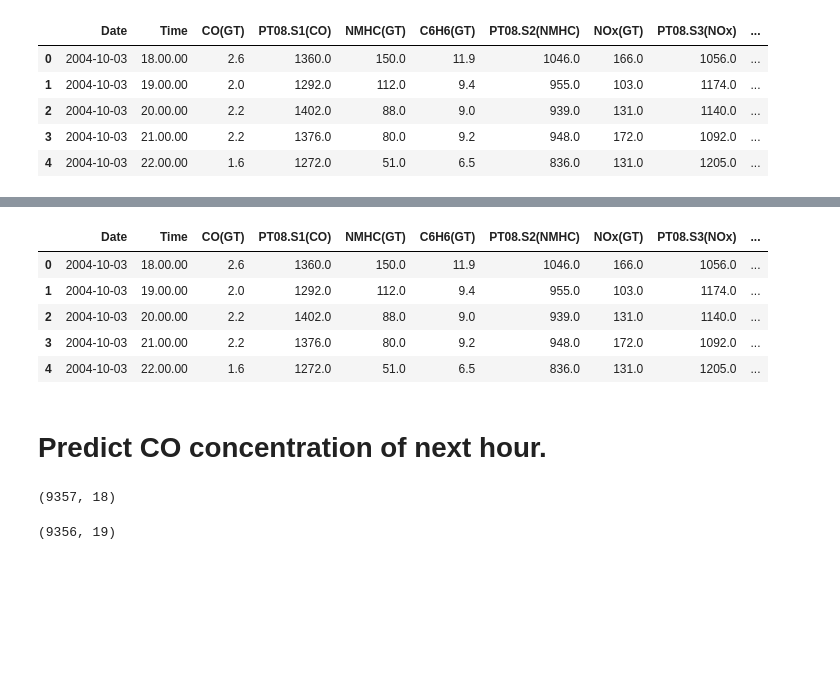
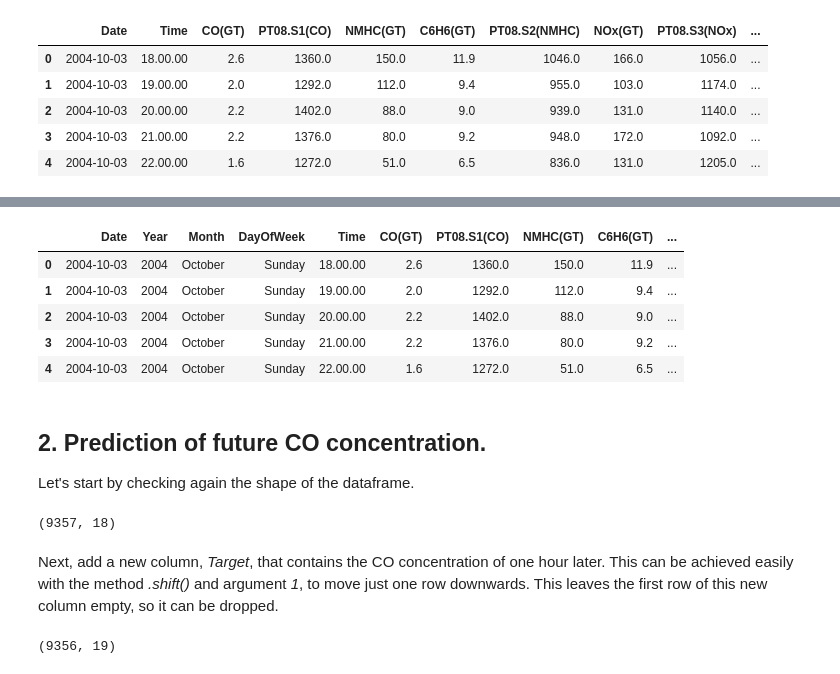
Before and after one commit to mlopez13/air_quality, a Jupyter notebook: air_quality.ipynb, the cells around one changed output, grey strips where cells are left out. Cells and saved outputs as stored; diff of their text form; code cells hidden in the pictures; blank space fills up the shorter version.

```diff
--- a/air_quality.ipynb
+++ b/air_quality.ipynb
@@ -84,4 +128,5 @@ df = df.dropna(subset=['Date'])
 # %%
 obj_cols = [col for col in df.columns if df[col].dtype=='object']
+obj_cols.remove('Time')
 obj_cols
 # %% [output]
@@ -98,3 +142,0 @@ df[obj_cols].head()
-# %%
-obj_cols.pop(0)
-obj_cols
@@ -116,21 +183,31 @@ df.head()
 # %%
 df['Year'] = [int(date.year) for date in df['Date']]
 df['Month'] = [date.strftime('%B') for date in df['Date']]
 df['DayOfWeek'] = [date.strftime('%A') for date in df['Date']]
+
+# To reorder the columns.
+cols = df.columns.tolist()
+cols = [cols[0]] + cols[15:] + cols[1:15]
+df = df[cols]
+
 df.head()
 # %% [output]
-|  | Date | Time | CO(GT) | PT08.S1(CO) | NMHC(GT) | C6H6(GT) | PT08.S2(NMHC) | NOx(GT) | PT08.S3(NOx) | ... |
-| 0 | 2004-10-03 | 18.00.00 | 2.6 | 1360.0 | 150.0 | 11.9 | 1046.0 | 166.0 | 1056.0 | ... |
-| 1 | 2004-10-03 | 19.00.00 | 2.0 | 1292.0 | 112.0 | 9.4 | 955.0 | 103.0 | 1174.0 | ... |
-| 2 | 2004-10-03 | 20.00.00 | 2.2 | 1402.0 | 88.0 | 9.0 | 939.0 | 131.0 | 1140.0 | ... |
-| 3 | 2004-10-03 | 21.00.00 | 2.2 | 1376.0 | 80.0 | 9.2 | 948.0 | 172.0 | 1092.0 | ... |
-| 4 | 2004-10-03 | 22.00.00 | 1.6 | 1272.0 | 51.0 | 6.5 | 836.0 | 131.0 | 1205.0 | ... |
+|  | Date | Year | Month | DayOfWeek | Time | CO(GT) | PT08.S1(CO) | NMHC(GT) | C6H6(GT) | ... |
+| 0 | 2004-10-03 | 2004 | October | Sunday | 18.00.00 | 2.6 | 1360.0 | 150.0 | 11.9 | ... |
+| 1 | 2004-10-03 | 2004 | October | Sunday | 19.00.00 | 2.0 | 1292.0 | 112.0 | 9.4 | ... |
+| 2 | 2004-10-03 | 2004 | October | Sunday | 20.00.00 | 2.2 | 1402.0 | 88.0 | 9.0 | ... |
+| 3 | 2004-10-03 | 2004 | October | Sunday | 21.00.00 | 2.2 | 1376.0 | 80.0 | 9.2 | ... |
+| 4 | 2004-10-03 | 2004 | October | Sunday | 22.00.00 | 1.6 | 1272.0 | 51.0 | 6.5 | ... |
-# %% [markdown]
-# Predict CO concentration of next hour.
+# %% [markdown]
+## 2. Prediction of future CO concentration.
+
+Let's start by checking again the shape of the dataframe.
 # %%
 df.shape
 # %% [output]
 (9357, 18)
+# %% [markdown]
+Next, add a new column, *Target*, that contains the CO concentration of one hour later. This can be achieved easily with the method *.shift()* and argument *1*, to move just one row downwards. This leaves the first row of this new column empty, so it can be dropped.
 # %%
 df['Target'] = df['CO(GT)'].shift(1)
 df = df.dropna()
```
Also changed, not shown: parts of 40 cells of this notebook.
